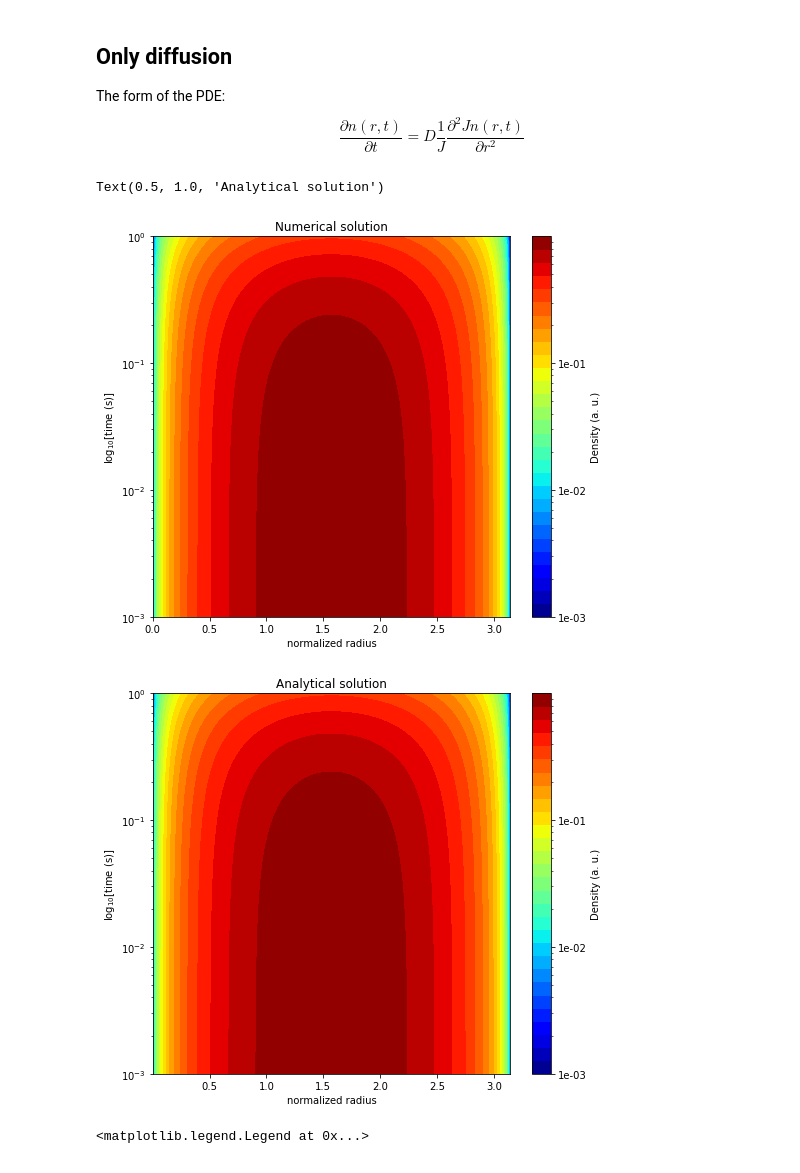
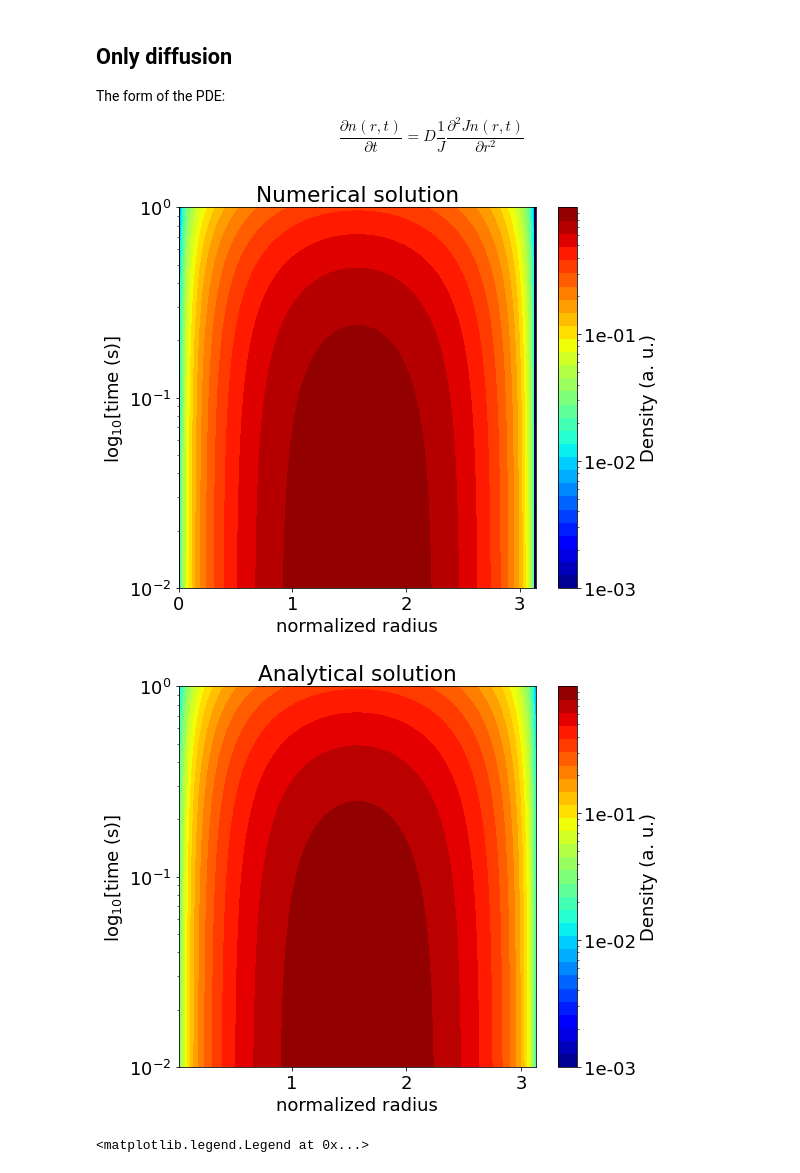
Before and after one commit to leferi99/szakdolgozat, a Jupyter notebook: verification.ipynb, the cells around one changed output. Cells and saved outputs as stored; diff of their text form; code cells hidden in the pictures.

```diff
--- a/verification.ipynb
+++ b/verification.ipynb
@@ -46,10 +46,10 @@ In this case $g()$ is the numerical Dirac delta function as mentioned above.
 ## K=100, D is very small
 R_from = 0.7  ## inner radius in meters
 R_to = 1.  ## outer radius in meters
-nr = 1000  ## number of mesh cells
+nr = 10000  ## number of mesh cells
 dr = (R_to - R_from) / nr  ## distance between the centers of the mesh cells
 duration = 0.001  ## length of examined time evolution in seconds
-nt = 1000  ## number of timesteps
+nt = 10000  ## number of timesteps
 dt = duration / nt  ## length of one timestep
 
 ## 3D array for storing the density with the correspondant radius values
@@ -182,10 +235,10 @@ $$\frac{\partial n(r,t)}{\partial t}=D\frac{1}{J}\frac{\partial^2 Jn(r,t)}{\part
 
 R_from = 0.  ## inner radius in meters
 R_to = math.pi  ## outer radius in meters
-nr = 1000  ## number of mesh cells
+nr = 100  ## number of mesh cells
 dr = (R_to - R_from) / nr  ## distance between the centers of the mesh cells
 duration = 1.  ## length of examined time evolution in seconds
-nt = 1000  ## number of timesteps
+nt = 100  ## number of timesteps
 dt = duration / nt  ## length of one timestep
 
 ## 3D array for storing the density with the correspondant radius values
@@ -267,39 +320,38 @@ for i in range(nt):
 
 
 ## drawing the maximum-line of the analytical solution on top of the numerical
-plt.plot(A_2D[:,1],A_2D[:,0], color='white')
+#plt.plot(A_2D[:,1],A_2D[:,0], color='white')
 ## optional high-res figure export
-#plt.savefig('conv_N.jpg',dpi=300)
+plt.savefig('diff_sin_100x100_N.jpg',dpi=150)
 
 ## Plotting the analytical solution
 sol_min = analytical[:,:,1].min()
 sol_max = analytical[:,:,1].max()
 logmax = math.ceil(np.log10(sol_max))
 logmin = logmax - logdiff
 numofticks = ticks
 div = logdiff // numofticks
 power = np.arange((logmax - (numofticks * div)), logmax, div)
 array1 = np.zeros(len(power)) + 10.
 ticks1 = np.power(array1, power)
 levels1 = np.logspace(logmin,logmax,levels, base=10.0)
 norm = matplotlib.colors.LogNorm(vmin=(10 ** logmin),vmax=sol_max)
 formatter = matplotlib.ticker.LogFormatter(10, labelOnlyBase=False)
 fig = plt.figure(figsize=figsize)
 plot = plt.contourf(analytical[0,:,0], np.linspace(dt,duration,nt), analytical[:,:,1],
                         levels=levels1, norm=norm, cmap=plt.cm.jet)
 axes = plt.gca()
 axes.set_facecolor((0.,0.,0.25)) ## dark blue will display where the values are too small
 axes.set_yscale('log')
 cbar = plt.colorbar(ticks=ticks1, format=formatter)
 cbar.set_label(r'Density (a. u.)')
 plt.xlabel('normalized radius')
 plt.ylabel(r'log$_{10}$[time (s)]')
 plt.title(r'Analytical solution')
-#plt.savefig('conv_A.jpg', dpi=300)
+plt.savefig('diff_sin_100x100_A.jpg', dpi=150)
 # %% [output]
-Text(0.5, 1.0, 'Analytical solution')
-[figure, old version]
+[figure, new version]
-[figure, old version]
+[figure, new version]
 # %%
 fig10 = plt.figure(figsize=(8,4))
 plt.plot(analytical[9,0:nr,0], analytical[9,0:nr,1], label="analytical", linestyle="--")
```
Also changed, not shown: parts of 2 cells of this notebook, 8 other files.
